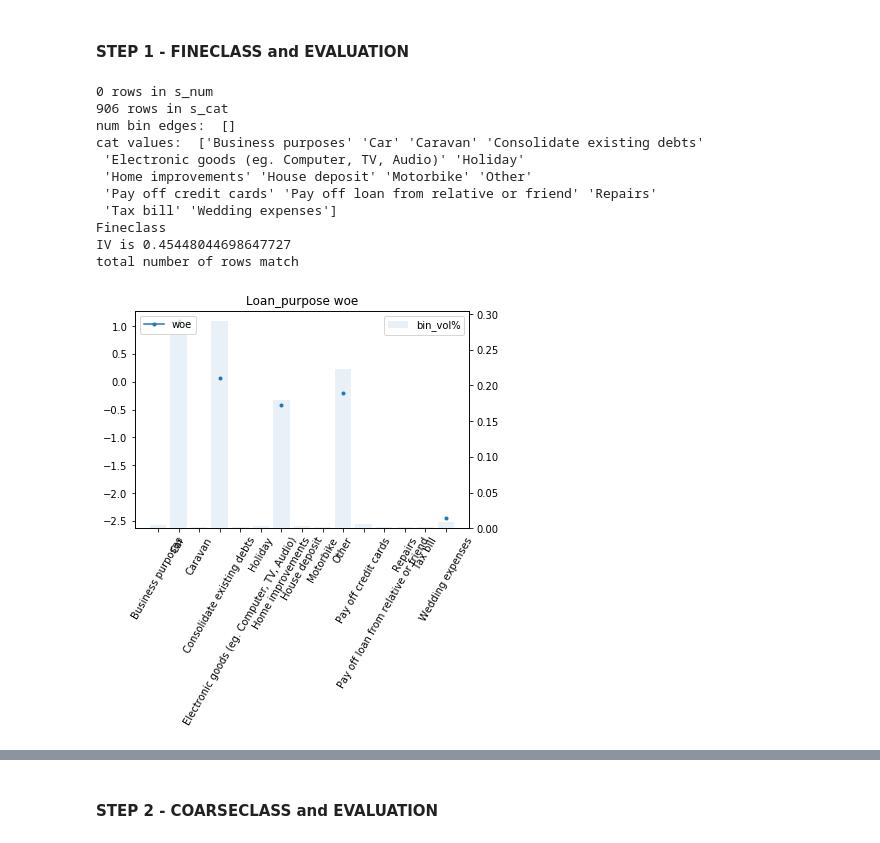
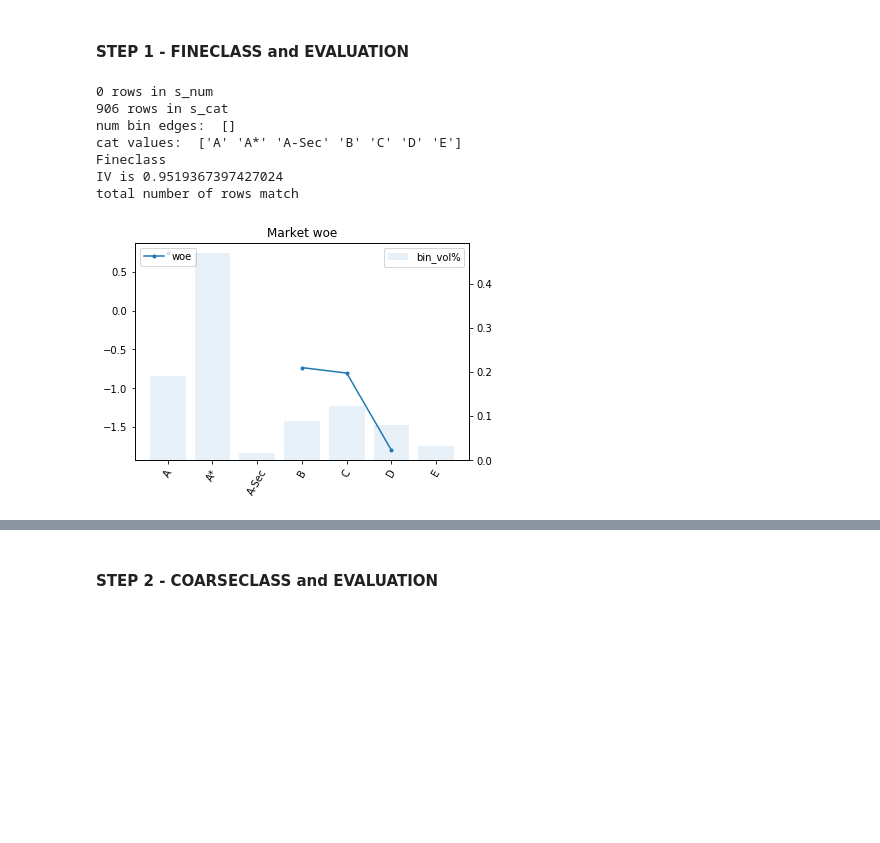
Before and after one commit to cxl923cc/logistic_regression, a Jupyter notebook: Logreg_Binning.ipynb, the cells around one changed output, grey strips where cells are left out. Drawn from its saved outputs; the diff is of its cells as text; code cells hidden in the pictures; blank space fills up the shorter version.

```diff
--- a/Logreg_Binning.ipynb
+++ b/Logreg_Binning.ipynb
@@ -66,0 +17,18 @@ Name: Acquired_ym, dtype: int64
+# %%
+df = pd.read_csv('my_all_time_loan_book_20032020.csv')
+
+#Replace space with underscore
+df.columns = df.columns.str.replace(' ', '_')
+
+#Convert object to date type
+df['Acquired'] = pd.to_datetime(df['Acquired'])
+df['Acquired_ym'] = pd.to_datetime(df['Acquired']).dt.strftime('%Y-%m')
+
+print('---- Target Creation started ----')
+df['target'] = (df['Loan_status']=="Default").astype(int)
+
+print('Number of bads is : ', df['target'].sum())
+print('Number of goods is : ', (df['target']==0).sum())
+print('bad rate is : {:.2%}'.format(df['target'].mean()))
+print('---- Target Creation completed ----')
+print('\n')
@@ -114,37 +86,33 @@ np.set_printoptions(formatter={'float_kind':float_formatter})
 # %% [markdown]
 #### STEP 1 - FINECLASS and EVALUATION
 # %%
-var = 'Loan_purpose'
-# var = 'Market'
+# var = 'Loan_purpose'
+var = 'Market'
 
 target = 'target'
 
 #Fine class
-s_num, s_cat = utils23_logreg_binning.split_num_cat(df[var])
+s_num, s_cat = logreg_binning.split_num_cat(df[var])
 
-s_num_fc, num_bin_edges_fc = utils23_logreg_binning.num_fc(s_num, bin_num_fineclass =20)
+s_num_fc, num_bin_edges_fc = logreg_binning.num_fc(s_num, bin_num_fineclass =20)
 print('{} rows in s_num \n{} rows in s_cat'.format(len(s_num), len(s_cat)))
 print('num bin edges: ', num_bin_edges_fc)
 
-s_cat_fc, cat_bin_values_fc = utils23_logreg_binning.cat_fc(s_cat)
+s_cat_fc, cat_bin_values_fc = logreg_binning.cat_fc(s_cat)
 print('cat values: ', cat_bin_values_fc)
 
-s_fc = utils23_logreg_binning.combine_num_cat_fc(s_num_fc, s_cat_fc)
+s_fc = logreg_binning.combine_num_cat_fc(s_num_fc, s_cat_fc)
 
-eval_df_summary_fc = utils23_logreg_binning.bin_woe_iv(s_fc, df[target])
+eval_df_summary_fc = logreg_binning.bin_woe_iv(s_fc, df[target])
 
 eval_df_summary_fc
 # %% [output]
 0 rows in s_num
 906 rows in s_cat
 num bin edges:  []
-cat values:  ['Business purposes' 'Car' 'Caravan' 'Consolidate existing debts'
- 'Electronic goods (eg. Computer, TV, Audio)' 'Holiday'
- 'Home improvements' 'House deposit' 'Motorbike' 'Other'
- 'Pay off credit cards' 'Pay off loan from relative or friend' 'Repairs'
- 'Tax bill' 'Wedding expenses']
+cat values:  ['A' 'A*' 'A-Sec' 'B' 'C' 'D' 'E']
 Fineclass
-IV is 0.45448044698647727
+IV is 0.9519367397427024
 total number of rows match
-[figure, old version]
+[figure, new version]
 |  | feat | N_good | N_bad | feat_num_index | N_count | dist_good | dist_bad | bin_count_perc | woe | ... |
```
Also changed, not shown: parts of 19 cells of this notebook, 4 other files.
